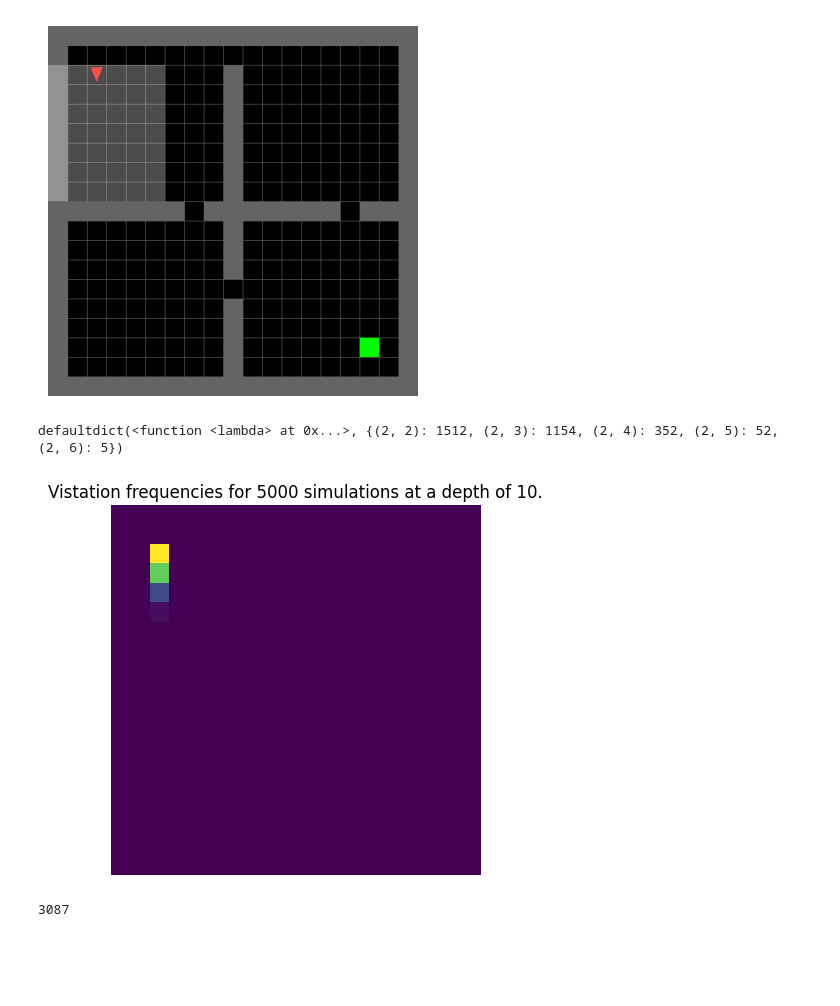
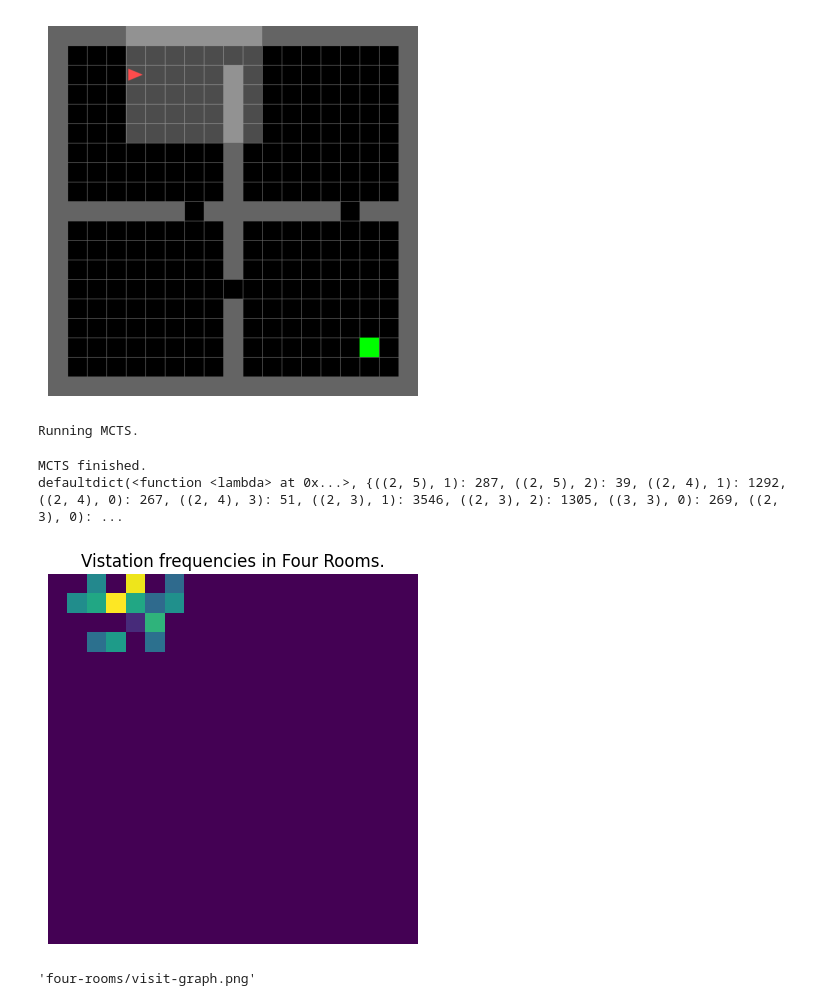
Before and after one commit to Lukeroberto/rl-refresher, a Jupyter notebook: mcts/mcts.ipynb, the cells around one changed output. Cells and saved outputs as stored; diff of their text form; code cells hidden in the pictures; blank space fills up the shorter version.

Commit message:
added visualization tools + fixed a bug in minigrid model definition, need to add ability to use heuristic

```diff
--- a/mcts/mcts.ipynb
+++ b/mcts/mcts.ipynb
@@ -148,10 +182,6 @@ while not done:
     # print([(action_map[child.action], child.value) for child in values.children.values()])
     # print(f"Moving {action_map[action]}")
     obs, r, done, _ = env.step(action)
-    env.render()
-
-    print(obs, r, done)
-
     ep_r += r
 
 print(f"Episode return: {ep_r}")
@@ -171,0 +202,5 @@ Episode return: 0.0
+# %%
+obs = env.reset()
+action, root = MCTS(obs, model, {"iters": 5000}).search()
+graph = unpack(root, graphviz.Digraph(), set(), action_map=action_map)
+graph.render("./frozen-lake/visit-tree", format="png")
@@ -176,7 +215,7 @@ model = FrozenLakeModel(env.P)
 nS = flatdim(env.observation_space)
 V = np.zeros(nS)
 for i in trange(env.observation_space.n):
-    _, values = MCTS(i, model, {"iters": 5000}).search()
+    _, values = MCTS(i, model, {"iters": 100}).search()
     V[i] = np.mean([child.value for child in values.children.values()])
 
 plt.imshow(np.log(V.reshape(int(np.sqrt(nS)), int(np.sqrt(nS)))))
@@ -188,11 +266,11 @@ plt.savefig("./frozen-lake/value-5000")
 # %%
-from minigrid.envs import FourRoomsEnv
-import matplotlib.pyplot as plt
 env = FourRoomsEnvPos(agent_pos=(2,2), goal_pos=(16,16))
 obs, _ = env.reset(seed=42)
-
+env.step(0)
+env.step(2)
+obs, _, _, _ = env.step(2)
 plt.imshow(env.get_frame())
 plt.axis("off")
 plt.savefig("./four-rooms/env")
 # %% [output]
-[figure, old version]
+[figure, new version]
@@ -236,52 +277,32 @@ action_map = {
 # %%
-from collections import defaultdict
-
 model = FourRoomsModel()
 env = FourRoomsEnvPos(agent_pos=(2,2), goal_pos=(16,16))
 
 obs = env.reset(seed=42)
-action, root = MCTS(obs, model, {"iters": 5000, "sim_depth": 10}).search()
+action, root = MCTS(obs, model, {"iters": 10000, "sim_depth": 5}).search()
 
-
-# Visualize visitation frequency
-def unpack(root: Node, visit_freqs=defaultdict(lambda: 0)):
-    if len(root.children.values()) == 0:
-        visit_freqs[root.state] += root.visits
-
-    for child in root.children.values():
-        visit_freqs = unpack(child, visit_freqs)
-
-    return visit_freqs
-
-
-freqs = unpack(root)
+freqs = unpack_visits(root)
 print(freqs)
 grid = np.zeros((19, 19))
 
 for loc, visits in freqs.items():
     grid[loc[1], loc[0]] = visits
 
+grid = np.log(grid)
+grid[grid == -np.inf] = 0
 plt.imshow(grid)
-plt.title("Vistation frequencies for 5000 simulations at a depth of 10.")
+plt.title("Vistation frequencies in Four Rooms.")
 plt.axis("off")
 plt.savefig("./four-rooms/visits")
 
-# done = False
-# ep_r = 0
-# while not done:
-#     action, values = MCTS(obs, model, {"iters": 50, "sim_depth": 200}).search()
-#     print([(action_map[child.action], child.value) for child in values.children.values()])
-#     print(f"Moving {action_map[action]}")
-#     obs, r, done, _ = env.step(action)
-#     # env.render()
-
-#     print(obs, r, done)
-
-#     ep_r += r
+# unpack(root, graphviz.Digraph(), set(), action_map=action_map)
 # %% [output]
-defaultdict(<function <lambda> at 0x...>, {(2, 2): 1512, (2, 3): 1154, (2, 4): 352, (2, 5): 52, (2, 6): 5})
+Running MCTS.
+MCTS finished.
+defaultdict(<function <lambda> at 0x...>, {((2, 5), 1): 287, ((2, 5), 2): 39, ((2, 4), 1): 1292, ((2, 4), 0): 267, ((2, 4), 3): 51, ((2, 3), 1): 3546, ((2, 3), 2): 1305, ((3, 3), 0): 269, ((2, 3), 0): ...
-[figure, old version]
+[figure, new version]
-# %%
-sum(list(freqs.values()))
-# %% [output]
-3087
+# %%
+graph = unpack(root, graphviz.Digraph(), set(), action_map=action_map)
+graph.render("./four-rooms/visit-graph", format="png")
+# %% [output]
+'four-rooms/visit-graph.png'
```
Also changed, not shown: parts of 7 cells of this notebook, 9 other files.
